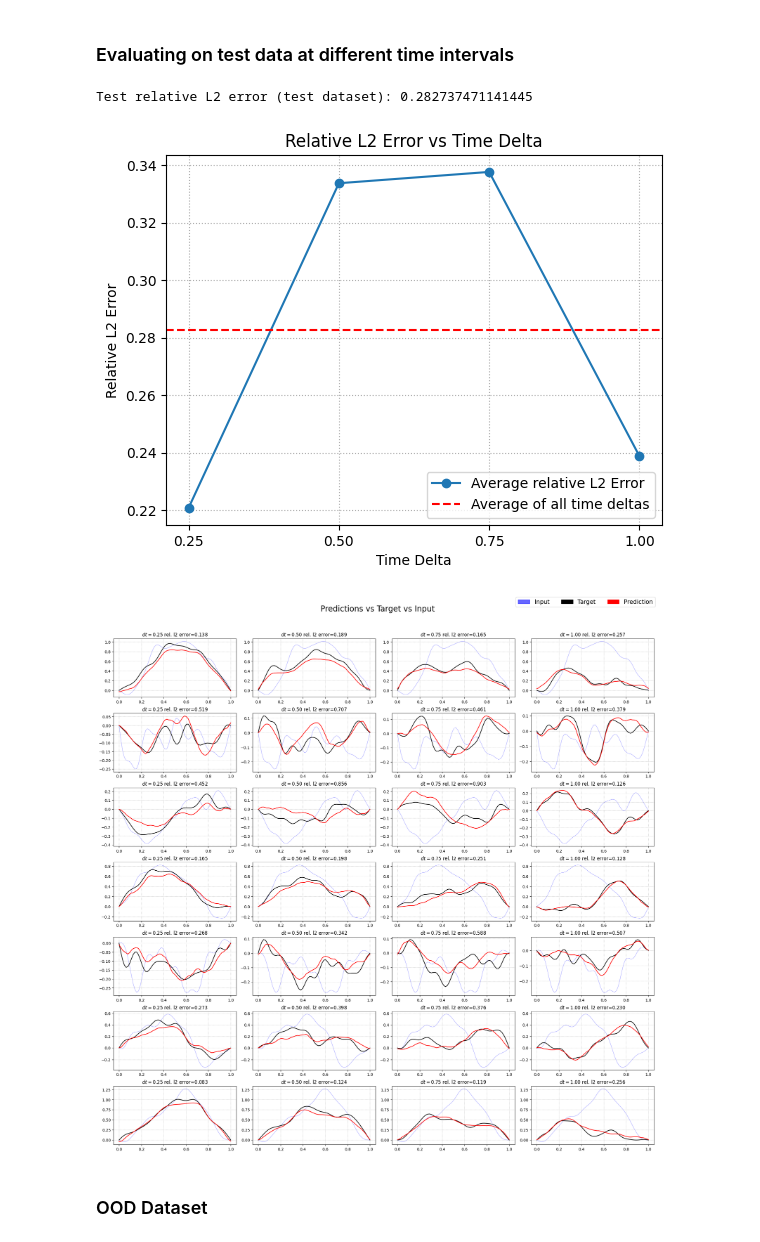
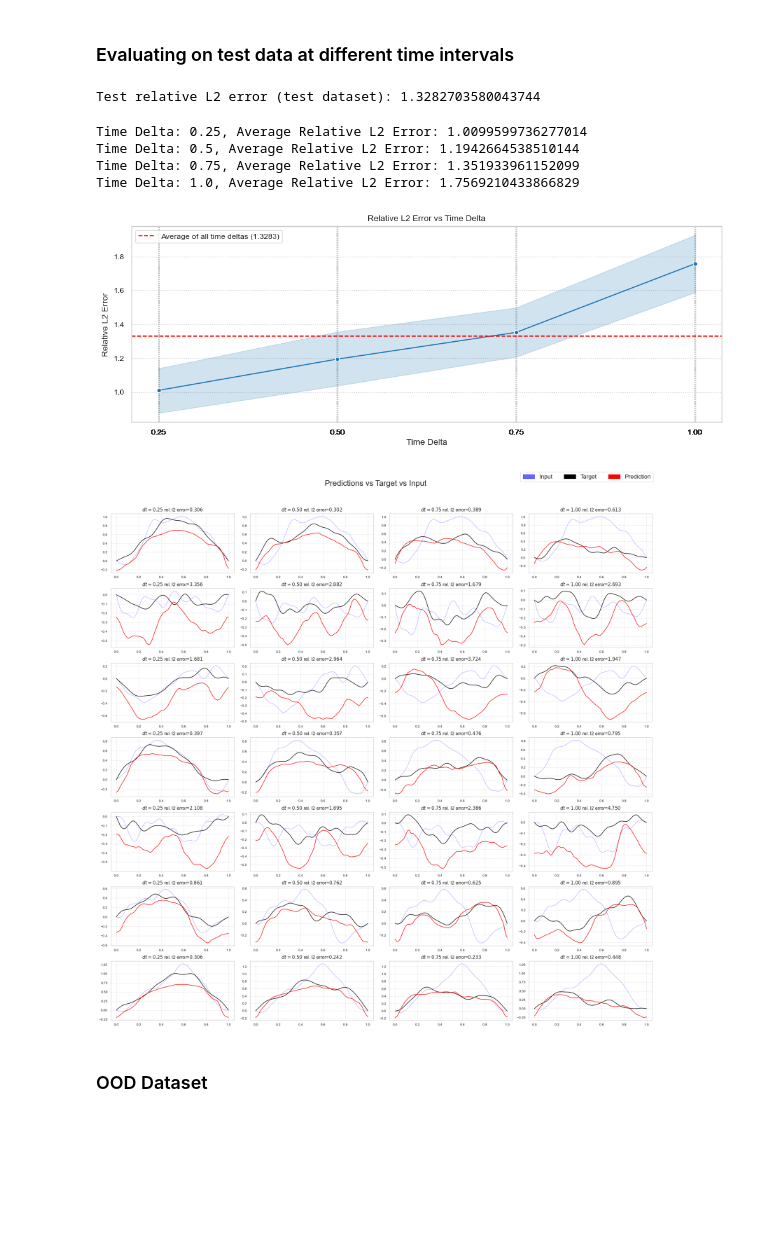
Before and after one commit to benedict-armstrong/FNO-wave-equation, a Jupyter notebook: task4bonus.ipynb, the cells around one changed output. Drawn from its saved outputs; the diff is of its cells as text; code cells hidden in the pictures; blank space fills up the shorter version.

Commit message:
improved plotting for bonus task

```diff
--- a/task4bonus.ipynb
+++ b/task4bonus.ipynb
@@ -10,6 +12,9 @@ from matplotlib.patches import Patch
 from lib.tfno import FNO1d
 from lib.utils import relative_l2_error
 from lib.dataset import PDEDatasetAll2All
+# %%
+sns.set_context("paper")
+sns.set_style("whitegrid")
 # %%
 torch.manual_seed(0)
 np.random.seed(0)
@@ -43,7 +48,7 @@ with torch.no_grad():
     for i, (dt, input, target) in enumerate(progress_bar):
         prediction = fno(input, dt).squeeze(-1)
 
-        loss = relative_l2_error(prediction, target)
+        loss = relative_l2_error(prediction, target, dim=-1)
         test_relative_l2 += loss.item()
         time_delta = dt.item()
 
@@ -55,30 +60,37 @@ with torch.no_grad():
 
 print(rf"Test relative L2 error (test dataset): {test_relative_l2}")
 # %% [output]
-Test relative L2 error (test dataset): 0.282737471141445
+Test relative L2 error (test dataset): 1.3282703580043744
 # %%
-dts = []
-means = []
+errors = {
+    "l2_error": [],
+    "dts": [],
+}
 for dt, ls in sorted(losses.items()):
-    dts.append(dt)
-    means.append(np.mean(ls))
+    errors["l2_error"] += ls
+    print(f"Time Delta: {dt}, Average Relative L2 Error: {np.mean(ls)}")
+    errors["dts"] += [dt] * len(ls)
 
-plt.plot(dts, means, marker="o", label="Average relative L2 Error")
-
+plt.figure(figsize=(12, 4))
+sns.lineplot(x="dts", y="l2_error", data=errors, markers=True, marker="o")
 # draw horizontal line for average
-plt.axhline(y=test_relative_l2, color="r", linestyle="--", label="Average of all time deltas")
+plt.axhline(y=test_relative_l2, color="r", linestyle="--", label=f"Average of all time deltas ({test_relative_l2:.4f})")
 
 plt.xlabel("Time Delta")
-plt.xticks(dts)
+plt.xticks(errors["dts"])
 plt.ylabel("Relative L2 Error")
 plt.title("Relative L2 Error vs Time Delta")
 plt.grid(True, ls=":")
 plt.legend()
 plt.show()
 # %% [output]
+Time Delta: 0.25, Average Relative L2 Error: 1.0099599736277014
+Time Delta: 0.5, Average Relative L2 Error: 1.1942664538510144
+Time Delta: 0.75, Average Relative L2 Error: 1.351933961152099
+Time Delta: 1.0, Average Relative L2 Error: 1.7569210433866829
-[figure, old version]
+[figure, new version]
 # %%
-sampler = DataLoader(dataset_test, batch_size=dataset_test.len_times, shuffle=False)
+sampler = DataLoader(dataset_test, batch_size=dataset_test.len_times, shuffle=True)
 
 fig, axs = plt.subplots(7, dataset_test.len_times, figsize=(20, 20))
 
@@ -139,7 +151,7 @@ plt.subplots_adjust(top=0.92)
 plt.suptitle("Predictions vs Target vs Input", fontsize=20)
 plt.show()
 # %% [output]
-[figure, old version]
+[figure, new version]
 # %% [markdown]
 ### OOD Dataset
 # %%
```
Also changed, not shown: parts of 3 cells of this notebook.
